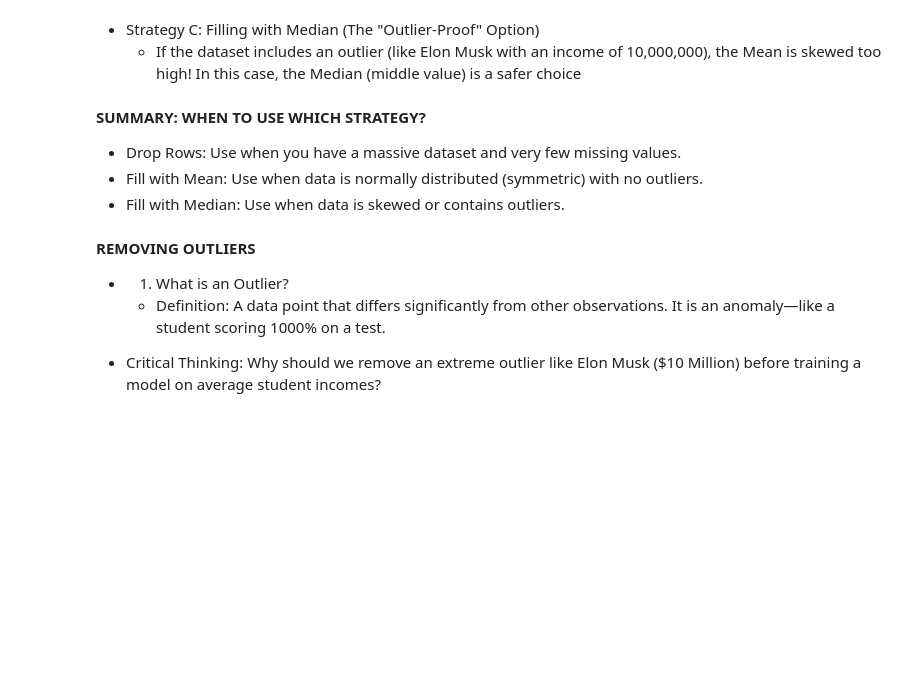
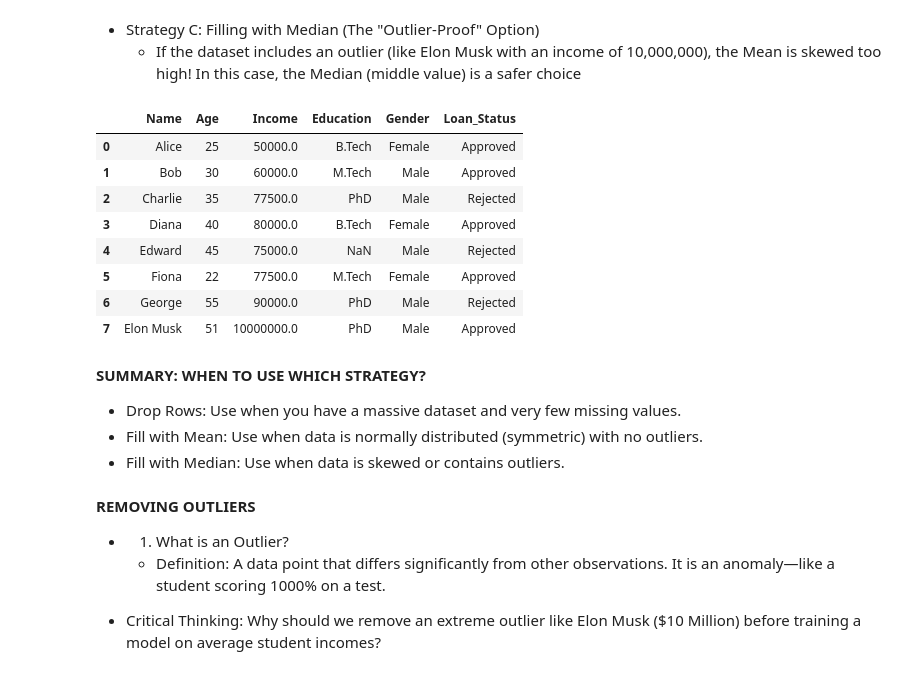
Before and after one commit to aryanpatel99/GEN-AI-PRACTICE, a Jupyter notebook: Copy_of_L2.ipynb, the cells around one changed output. Saved outputs shown, nothing was run; the diff lists cells and outputs as text; code cells hidden in the pictures; blank space fills up the shorter version.

```diff
--- a/Copy_of_L2.ipynb
+++ b/Copy_of_L2.ipynb
@@ -213,11 +257,23 @@ df1 = df.copy()
 # %%
 # Calculate the Median (Middle Value)
 median_val = df['Income'].median()
 
 #create copy of your data
 df2 = df.copy()
 
 # Fill NaN values with the Median
+df2["Income"] = df2["Income"].fillna(median_val)
+df2
+# %% [output]
+|  | Name | Age | Income | Education | Gender | Loan_Status |
+| 0 | Alice | 25 | 50000.0 | B.Tech | Female | Approved |
+| 1 | Bob | 30 | 60000.0 | M.Tech | Male | Approved |
+| 2 | Charlie | 35 | 77500.0 | PhD | Male | Rejected |
+| 3 | Diana | 40 | 80000.0 | B.Tech | Female | Approved |
+| 4 | Edward | 45 | 75000.0 | NaN | Male | Rejected |
+| 5 | Fiona | 22 | 77500.0 | M.Tech | Female | Approved |
+| 6 | George | 55 | 90000.0 | PhD | Male | Rejected |
+| 7 | Elon Musk | 51 | 10000000.0 | PhD | Male | Approved |
 # %% [markdown]
 **SUMMARY: WHEN TO USE WHICH STRATEGY?**
 
```
Also changed, not shown: parts of 16 cells of this notebook.
